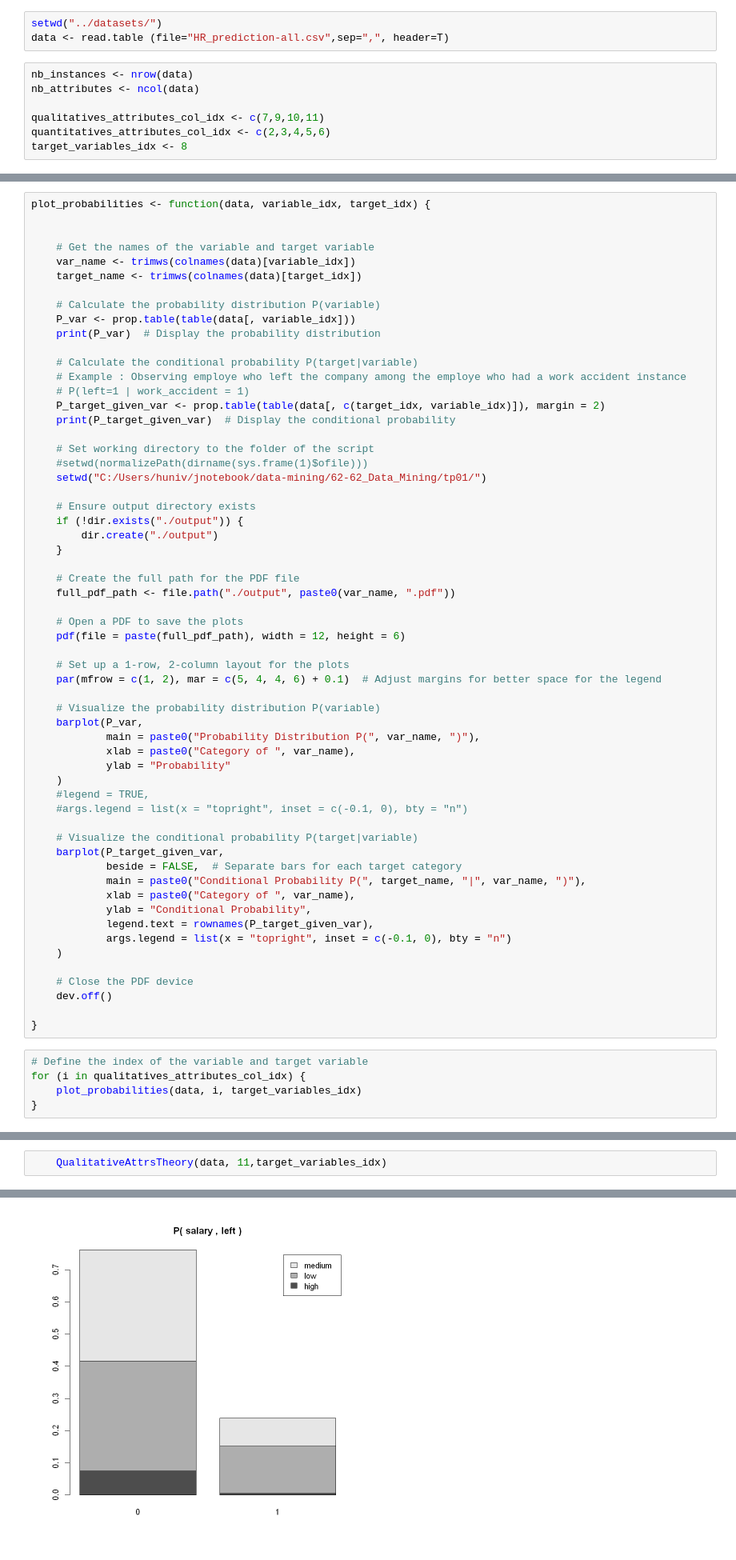
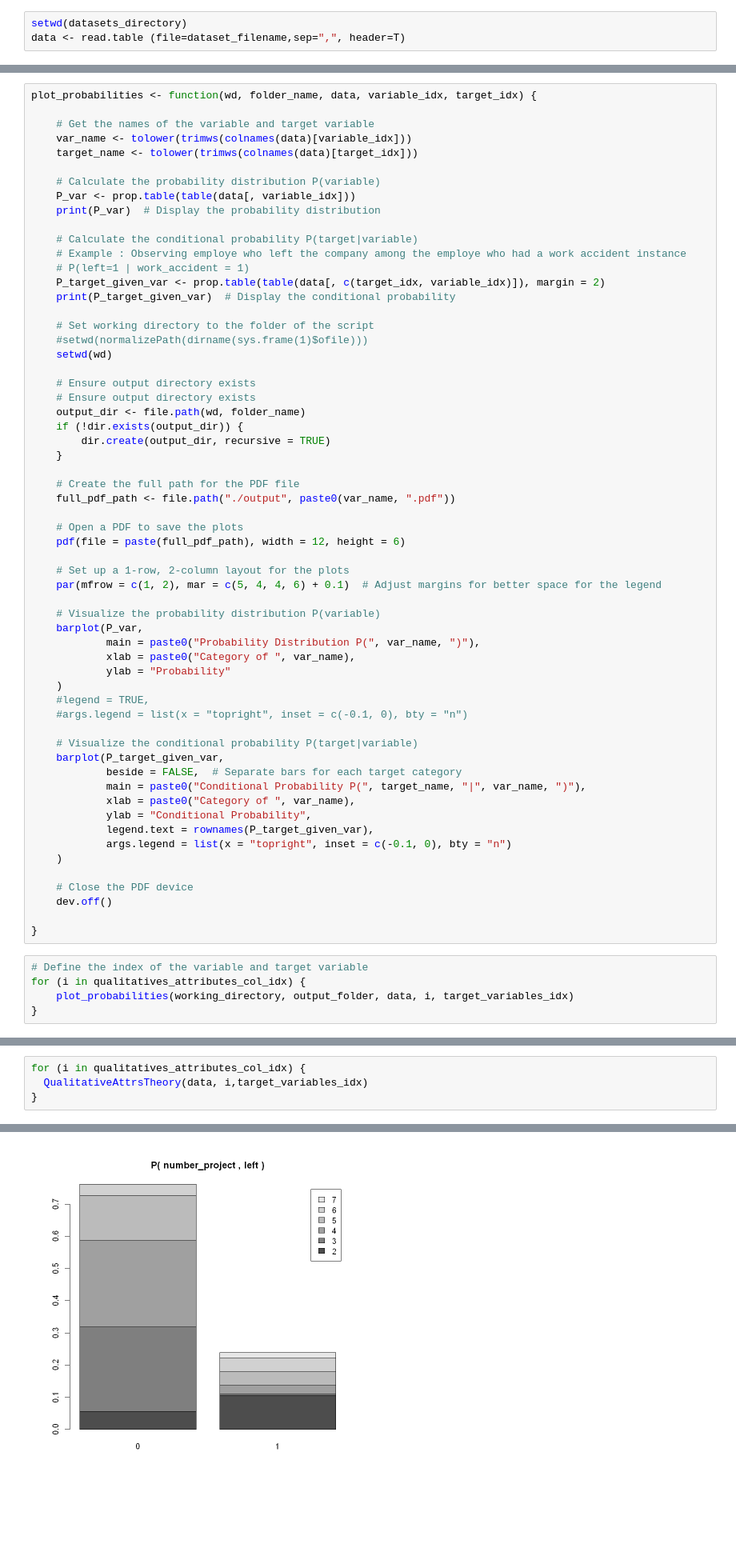
Before and after one commit to HEG-IG-Ex/62-62_Data_Mining, a Jupyter notebook: tp01/hr_predictions.ipynb, the cells around one changed output, grey strips where cells are left out. Shown at 80% size. Drawn from its saved outputs; the diff is of its cells as text; blank space fills up the shorter version.

Commit message:
Minor changes : align varaible names to snake cases, improve variable and package initialisation

```diff
--- a/tp01/hr_predictions.ipynb
+++ b/tp01/hr_predictions.ipynb
@@ -12,13 +27,6 @@ Loading required package: latex2exp
 # %%
-setwd("../datasets/")
-data <- read.table (file="HR_prediction-all.csv",sep=",", header=T)
+setwd(datasets_directory)
+data <- read.table (file=dataset_filename,sep=",", header=T)
-# %%
-nb_instances <- nrow(data)
-nb_attributes <- ncol(data)
-
-qualitatives_attributes_col_idx <- c(7,9,10,11)
-quantitatives_attributes_col_idx <- c(2,3,4,5,6)
-target_variables_idx <- 8
 # %% [markdown]
 # Descriptive Analysis
 # %%
@@ -98,12 +117,11 @@ barplot(P.target, main=paste0("Probability distribution of variable class, P(",
 [figure]
 [figure]
 # %%
-plot_probabilities <- function(data, variable_idx, target_idx) {
-
+plot_probabilities <- function(wd, folder_name, data, variable_idx, target_idx) {
 
     # Get the names of the variable and target variable
-    var_name <- trimws(colnames(data)[variable_idx])
-    target_name <- trimws(colnames(data)[target_idx])
+    var_name <- tolower(trimws(colnames(data)[variable_idx]))
+    target_name <- tolower(trimws(colnames(data)[target_idx]))
 
     # Calculate the probability distribution P(variable)
     P_var <- prop.table(table(data[, variable_idx]))
@@ -117,11 +135,13 @@ plot_probabilities <- function(data, variable_idx, target_idx) {
 
     # Set working directory to the folder of the script
     #setwd(normalizePath(dirname(sys.frame(1)$ofile)))
-    setwd("C:/Users/huniv/jnotebook/data-mining/62-62_Data_Mining/tp01/")
+    setwd(wd)
 
     # Ensure output directory exists
-    if (!dir.exists("./output")) {
-        dir.create("./output")
+    # Ensure output directory exists
+    output_dir <- file.path(wd, folder_name)
+    if (!dir.exists(output_dir)) {
+        dir.create(output_dir, recursive = TRUE)
     }
 
     # Create the full path for the PDF file
@@ -159,6 +179,6 @@ plot_probabilities <- function(data, variable_idx, target_idx) {
 # %%
 # Define the index of the variable and target variable
 for (i in qualitatives_attributes_col_idx) {
-    plot_probabilities(data, i, target_variables_idx)
+    plot_probabilities(working_directory, output_folder, data, i, target_variables_idx)
 }
 # %% [output]
@@ -225,6 +245,8 @@ QualitativeAttrsTheory <- function(data, variable_idx, target_idx) {
     print("########################")
 }
 # %%
-    QualitativeAttrsTheory(data, 11,target_variables_idx)
+for (i in qualitatives_attributes_col_idx) {
+  QualitativeAttrsTheory(data, i,target_variables_idx)
+}
 # %% [output]
 [1] "P(target, var):"
@@ -243,5 +265,5 @@ salary        0      1
 [1] "Check:"
 0 1
 1 1
 [1] "########################"
-[figure, old version]
+[figure, new version]
```
Also changed, not shown: parts of 21 cells of this notebook, 8 other files.
